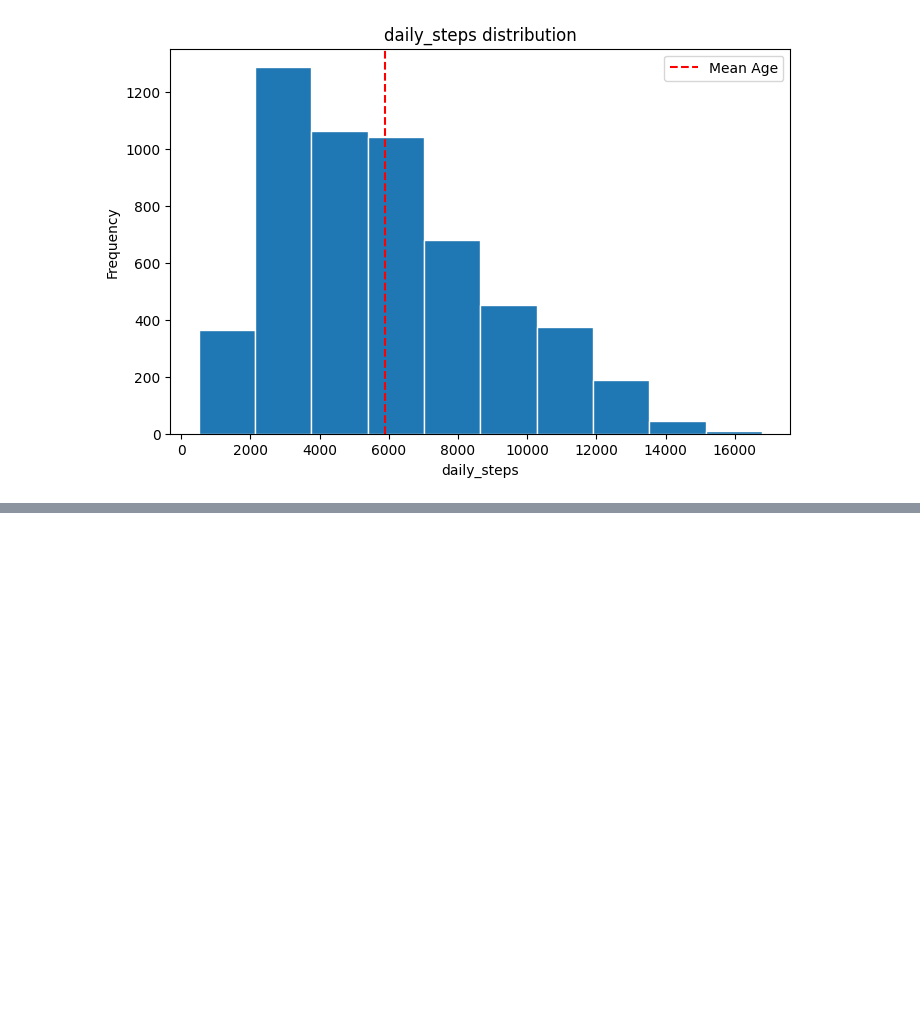
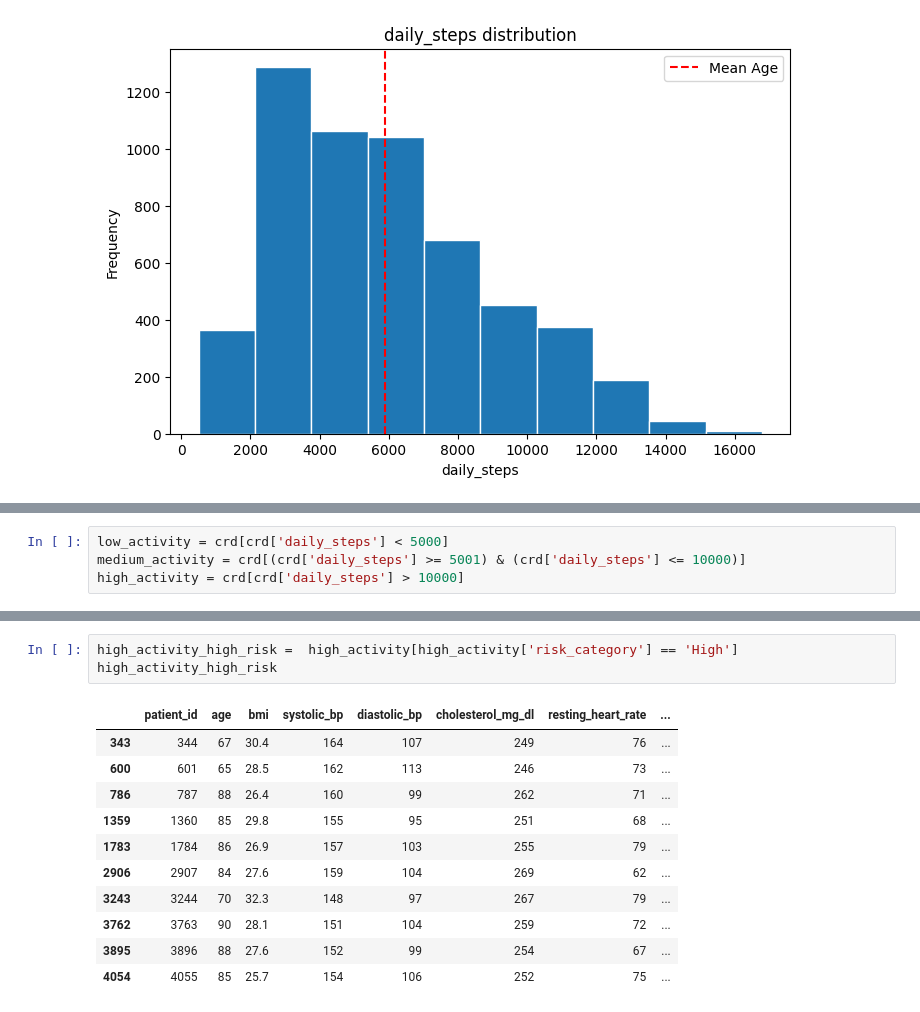
Before and after one commit to plamensve/ds_retake_exam_2026, a Jupyter notebook: notebooks/01_overview.ipynb, the cells around one changed output, grey strips where cells are left out. Saved outputs shown, nothing was run; the diff lists cells and outputs as text; blank space fills up the shorter version.

```diff
--- a/notebooks/01_overview.ipynb
+++ b/notebooks/01_overview.ipynb
@@ -756,0 +840,4 @@ plt.show()
+# %%
+low_activity = crd[crd['daily_steps'] < 5000]
+medium_activity = crd[(crd['daily_steps'] >= 5001) & (crd['daily_steps'] <= 10000)]
+high_activity = crd[crd['daily_steps'] > 10000]
@@ -756,0 +876,15 @@ plt.show()
+# %%
+high_activity_high_risk =  high_activity[high_activity['risk_category'] == 'High']
+high_activity_high_risk
+# %% [output]
+|  | patient_id | age | bmi | systolic_bp | diastolic_bp | cholesterol_mg_dl | resting_heart_rate | ... |
+| 343 | 344 | 67 | 30.4 | 164 | 107 | 249 | 76 | ... |
+| 600 | 601 | 65 | 28.5 | 162 | 113 | 246 | 73 | ... |
+| 786 | 787 | 88 | 26.4 | 160 | 99 | 262 | 71 | ... |
+| 1359 | 1360 | 85 | 29.8 | 155 | 95 | 251 | 68 | ... |
+| 1783 | 1784 | 86 | 26.9 | 157 | 103 | 255 | 79 | ... |
+| 2906 | 2907 | 84 | 27.6 | 159 | 104 | 269 | 62 | ... |
+| 3243 | 3244 | 70 | 32.3 | 148 | 97 | 267 | 79 | ... |
+| 3762 | 3763 | 90 | 28.1 | 151 | 104 | 259 | 72 | ... |
+| 3895 | 3896 | 88 | 27.6 | 152 | 99 | 254 | 67 | ... |
+| 4054 | 4055 | 85 | 25.7 | 154 | 106 | 252 | 75 | ... |
```
Also changed, not shown: parts of 47 cells of this notebook.
